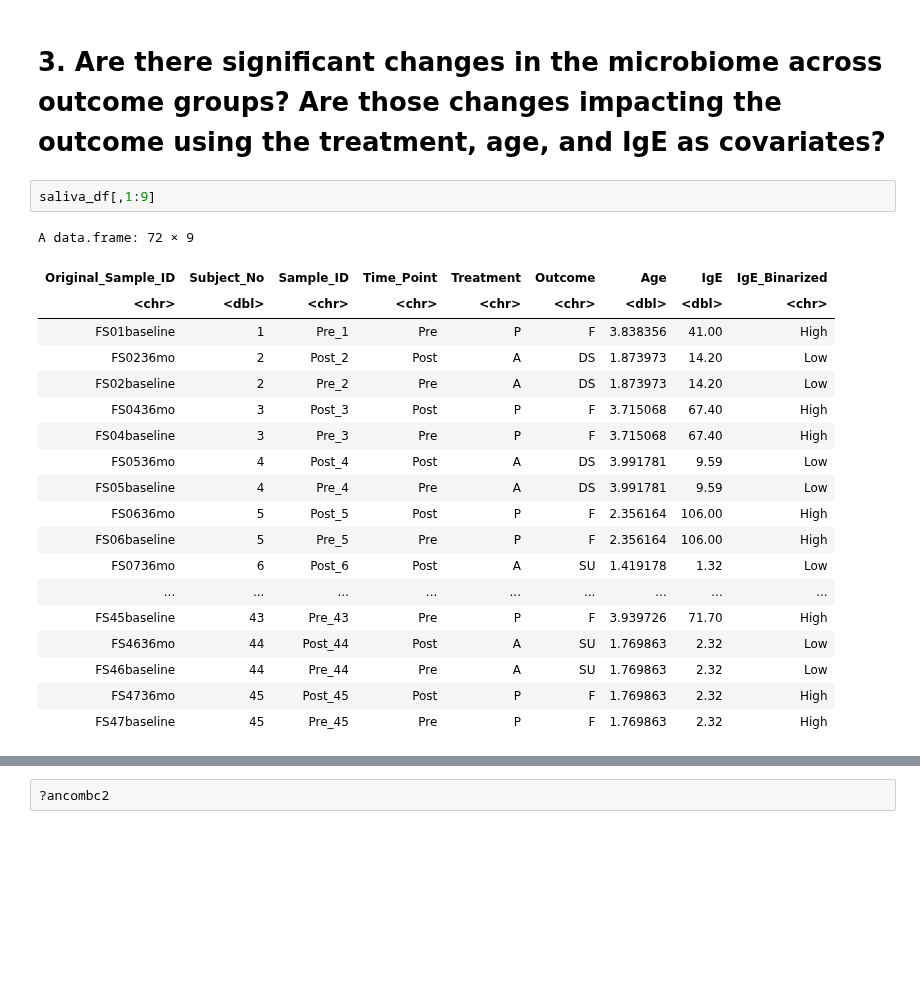
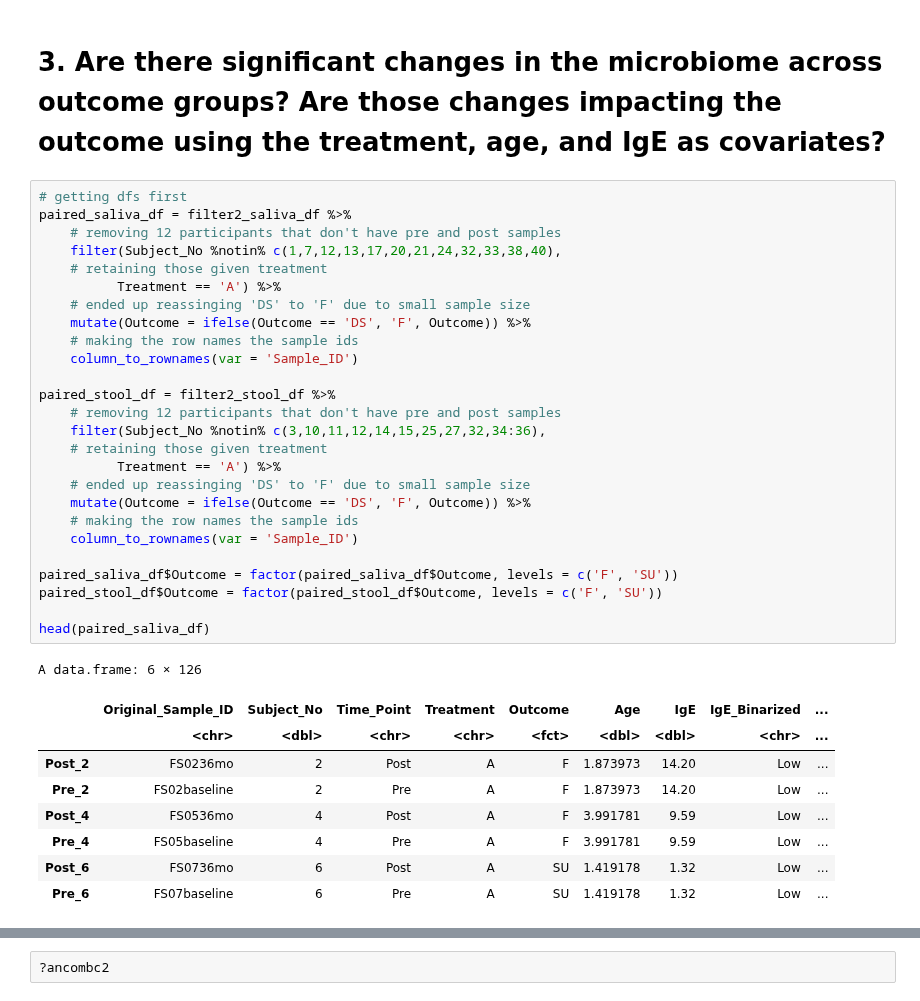
Before and after one commit to Ragerlab/P1013.-Microbiome-Peanut-Allergy, a Jupyter notebook: 1. Descriptive Statistics/Descriptive Statistics.ipynb, the cells around one changed output, grey strips where cells are left out. Drawn from its saved outputs; the diff is of its cells as text; blank space fills up the shorter version.

```diff
--- a/1. Descriptive Statistics/Descriptive Statistics.ipynb
+++ b/1. Descriptive Statistics/Descriptive Statistics.ipynb
@@ -326,25 +352,39 @@ stool_age_cov %>%
 # %% [markdown]
 # 3. Are there significant changes in the microbiome across outcome groups? Are those changes impacting the outcome using the treatment, age, and IgE as covariates?
 # %%
-saliva_df[,1:9]
+# getting dfs first
+paired_saliva_df = filter2_saliva_df %>%
+    # removing 12 participants that don't have pre and post samples
+    filter(Subject_No %notin% c(1,7,12,13,17,20,21,24,32,33,38,40),
+    # retaining those given treatment
+          Treatment == 'A') %>%
+    # ended up reassinging 'DS' to 'F' due to small sample size
+    mutate(Outcome = ifelse(Outcome == 'DS', 'F', Outcome)) %>%
+    # making the row names the sample ids
+    column_to_rownames(var = 'Sample_ID')
+
+paired_stool_df = filter2_stool_df %>%
+    # removing 12 participants that don't have pre and post samples
+    filter(Subject_No %notin% c(3,10,11,12,14,15,25,27,32,34:36),
+    # retaining those given treatment
+          Treatment == 'A') %>%
+    # ended up reassinging 'DS' to 'F' due to small sample size
+    mutate(Outcome = ifelse(Outcome == 'DS', 'F', Outcome)) %>%
+    # making the row names the sample ids
+    column_to_rownames(var = 'Sample_ID')
+
+paired_saliva_df$Outcome = factor(paired_saliva_df$Outcome, levels = c('F', 'SU'))
+paired_stool_df$Outcome = factor(paired_stool_df$Outcome, levels = c('F', 'SU'))
+
+head(paired_saliva_df)
 # %% [output]
-A data.frame: 72 × 9
+A data.frame: 6 × 126
-| Original_Sample_ID | Subject_No | Sample_ID | Time_Point | Treatment | Outcome | Age | IgE | IgE_Binarized |
-| <chr> | <dbl> | <chr> | <chr> | <chr> | <chr> | <dbl> | <dbl> | <chr> |
-| FS01baseline | 1 | Pre_1 | Pre | P | F | 3.838356 | 41.00 | High |
-| FS0236mo | 2 | Post_2 | Post | A | DS | 1.873973 | 14.20 | Low |
-| FS02baseline | 2 | Pre_2 | Pre | A | DS | 1.873973 | 14.20 | Low |
-| FS0436mo | 3 | Post_3 | Post | P | F | 3.715068 | 67.40 | High |
-| FS04baseline | 3 | Pre_3 | Pre | P | F | 3.715068 | 67.40 | High |
-| FS0536mo | 4 | Post_4 | Post | A | DS | 3.991781 | 9.59 | Low |
-| FS05baseline | 4 | Pre_4 | Pre | A | DS | 3.991781 | 9.59 | Low |
-| FS0636mo | 5 | Post_5 | Post | P | F | 2.356164 | 106.00 | High |
-| FS06baseline | 5 | Pre_5 | Pre | P | F | 2.356164 | 106.00 | High |
-| FS0736mo | 6 | Post_6 | Post | A | SU | 1.419178 | 1.32 | Low |
-| ... | ... | ... | ... | ... | ... | ... | ... | ... |
-| FS45baseline | 43 | Pre_43 | Pre | P | F | 3.939726 | 71.70 | High |
-| FS4636mo | 44 | Post_44 | Post | A | SU | 1.769863 | 2.32 | Low |
-| FS46baseline | 44 | Pre_44 | Pre | A | SU | 1.769863 | 2.32 | Low |
-| FS4736mo | 45 | Post_45 | Post | P | F | 1.769863 | 2.32 | High |
-| FS47baseline | 45 | Pre_45 | Pre | P | F | 1.769863 | 2.32 | High |
+|  | Original_Sample_ID | Subject_No | Time_Point | Treatment | Outcome | Age | IgE | IgE_Binarized | ... |
+|  | <chr> | <dbl> | <chr> | <chr> | <fct> | <dbl> | <dbl> | <chr> | ... |
+| Post_2 | FS0236mo | 2 | Post | A | F | 1.873973 | 14.20 | Low | ... |
+| Pre_2 | FS02baseline | 2 | Pre | A | F | 1.873973 | 14.20 | Low | ... |
+| Post_4 | FS0536mo | 4 | Post | A | F | 3.991781 | 9.59 | Low | ... |
+| Pre_4 | FS05baseline | 4 | Pre | A | F | 3.991781 | 9.59 | Low | ... |
+| Post_6 | FS0736mo | 6 | Post | A | SU | 1.419178 | 1.32 | Low | ... |
+| Pre_6 | FS07baseline | 6 | Pre | A | SU | 1.419178 | 1.32 | Low | ... |
 # %%
```
Also changed, not shown: parts of 29 cells of this notebook.
